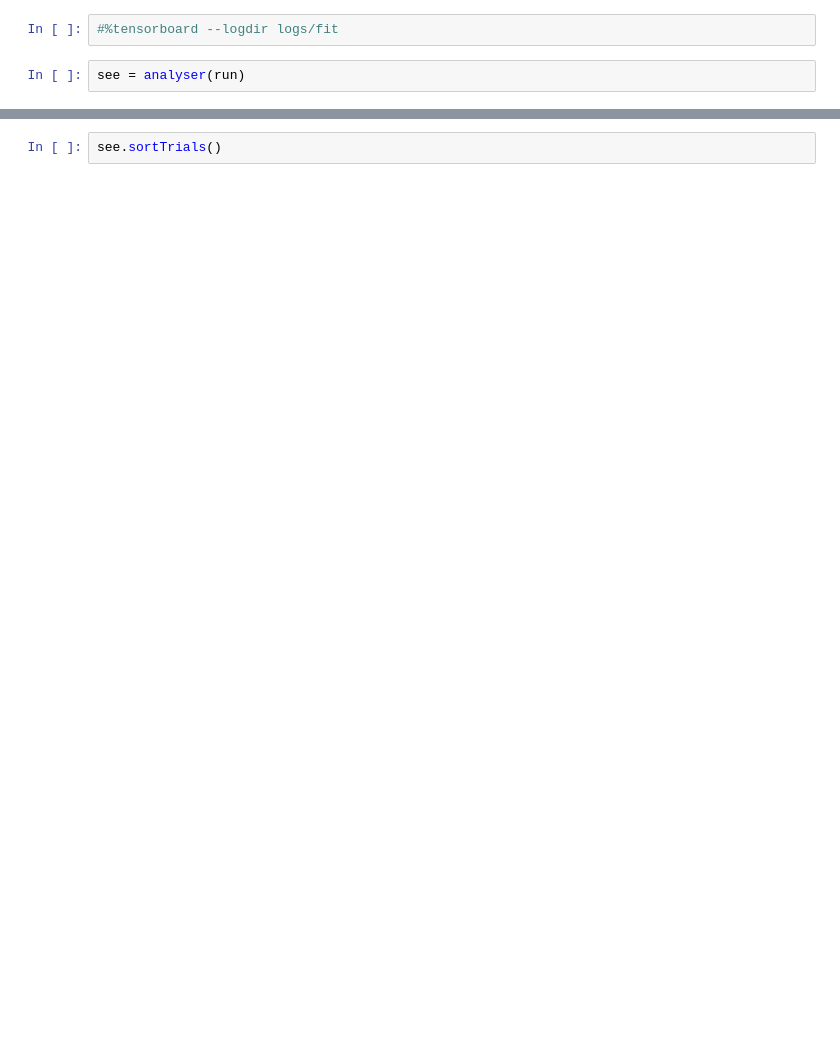
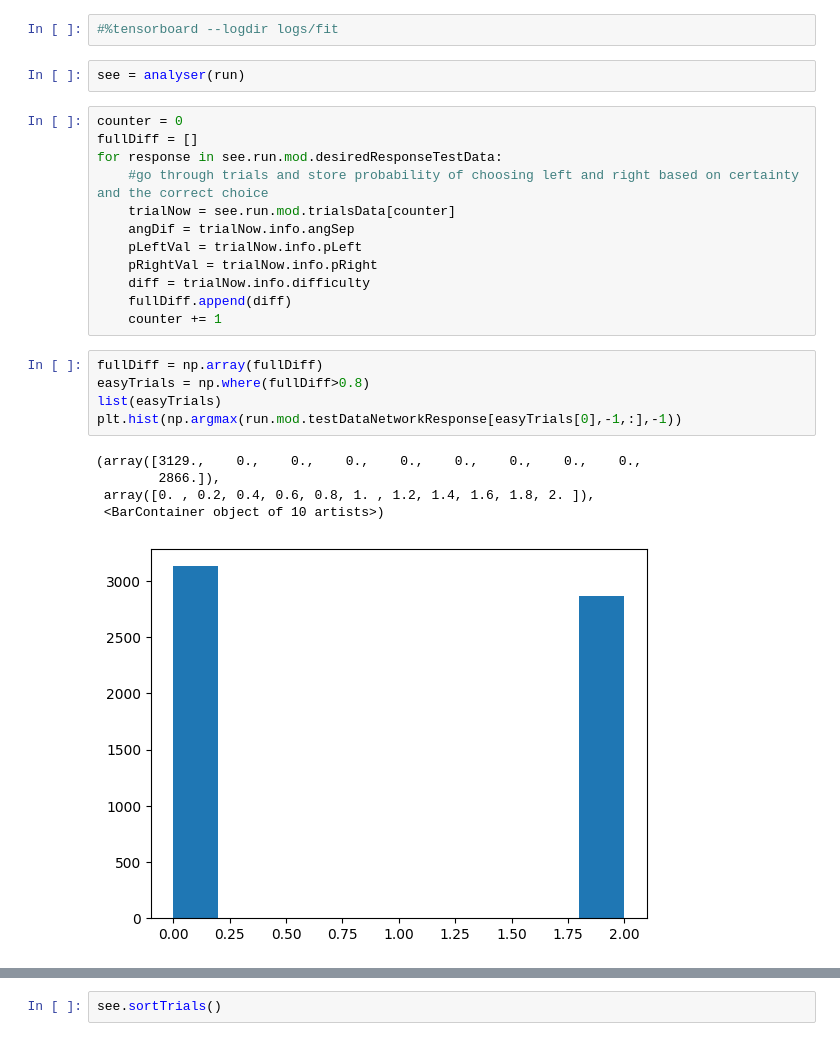
Before and after one commit to jshengen/OOPBinaryClassification, a Jupyter notebook: 3OutsObjectOriented.ipynb, the cells around one changed output, grey strips where cells are left out. Saved outputs shown, nothing was run; the diff lists cells and outputs as text; blank space fills up the shorter version.

```diff
--- a/3OutsObjectOriented.ipynb
+++ b/3OutsObjectOriented.ipynb
@@ -1668,6 +1769,29 @@ Epoch 60/60
 #%tensorboard --logdir logs/fit
 # %%
 see = analyser(run)
+# %%
+counter = 0
+fullDiff = []
+for response in see.run.mod.desiredResponseTestData:
+    #go through trials and store probability of choosing left and right based on certainty and the correct choice
+    trialNow = see.run.mod.trialsData[counter]
+    angDif = trialNow.info.angSep
+    pLeftVal = trialNow.info.pLeft
+    pRightVal = trialNow.info.pRight
+    diff = trialNow.info.difficulty
+    fullDiff.append(diff)
+    counter += 1
+# %%
+fullDiff = np.array(fullDiff)
+easyTrials = np.where(fullDiff>0.8)
+list(easyTrials)
+plt.hist(np.argmax(run.mod.testDataNetworkResponse[easyTrials[0],-1,:],-1))
+# %% [output]
+(array([3129.,    0.,    0.,    0.,    0.,    0.,    0.,    0.,    0.,
+        2866.]),
+ array([0. , 0.2, 0.4, 0.6, 0.8, 1. , 1.2, 1.4, 1.6, 1.8, 2. ]),
+ <BarContainer object of 10 artists>)
+[figure, added]
 # %%
 see.plotPsychCurve()
 # %% [output]
```
Also changed, not shown: parts of 34 cells of this notebook.
